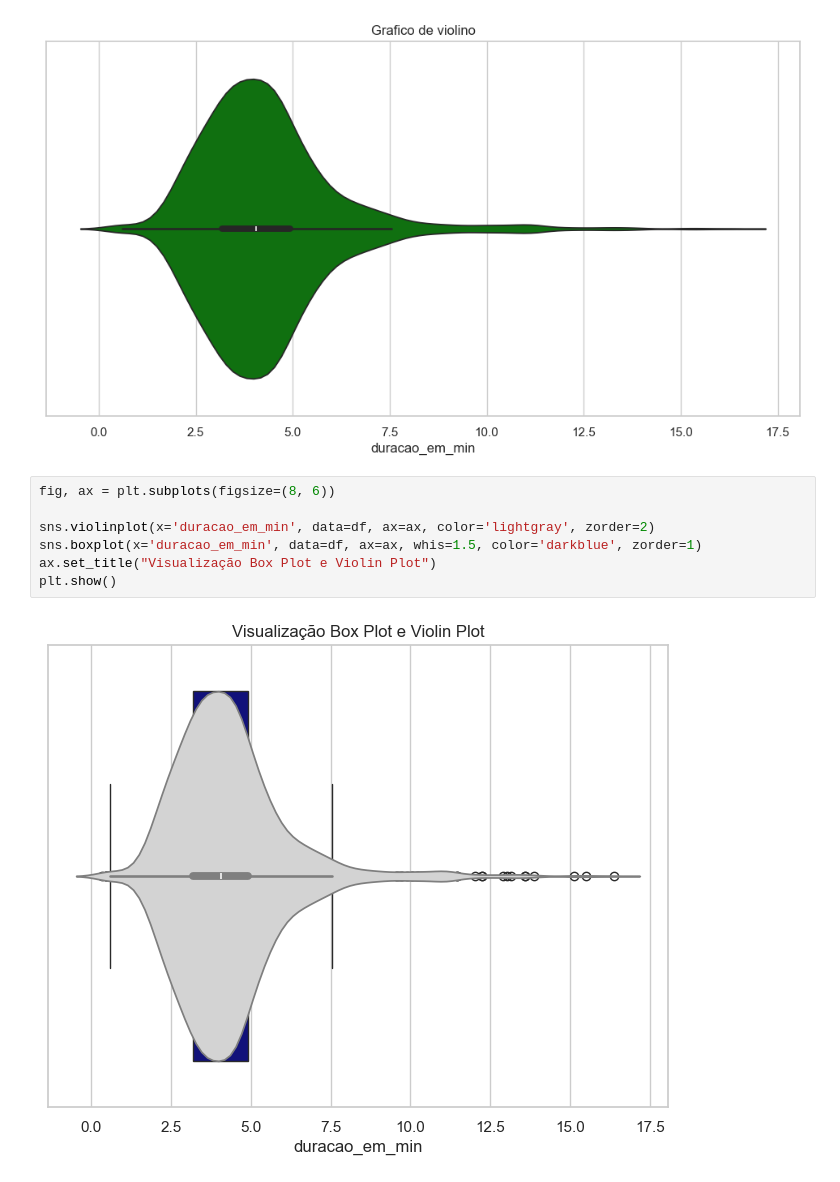
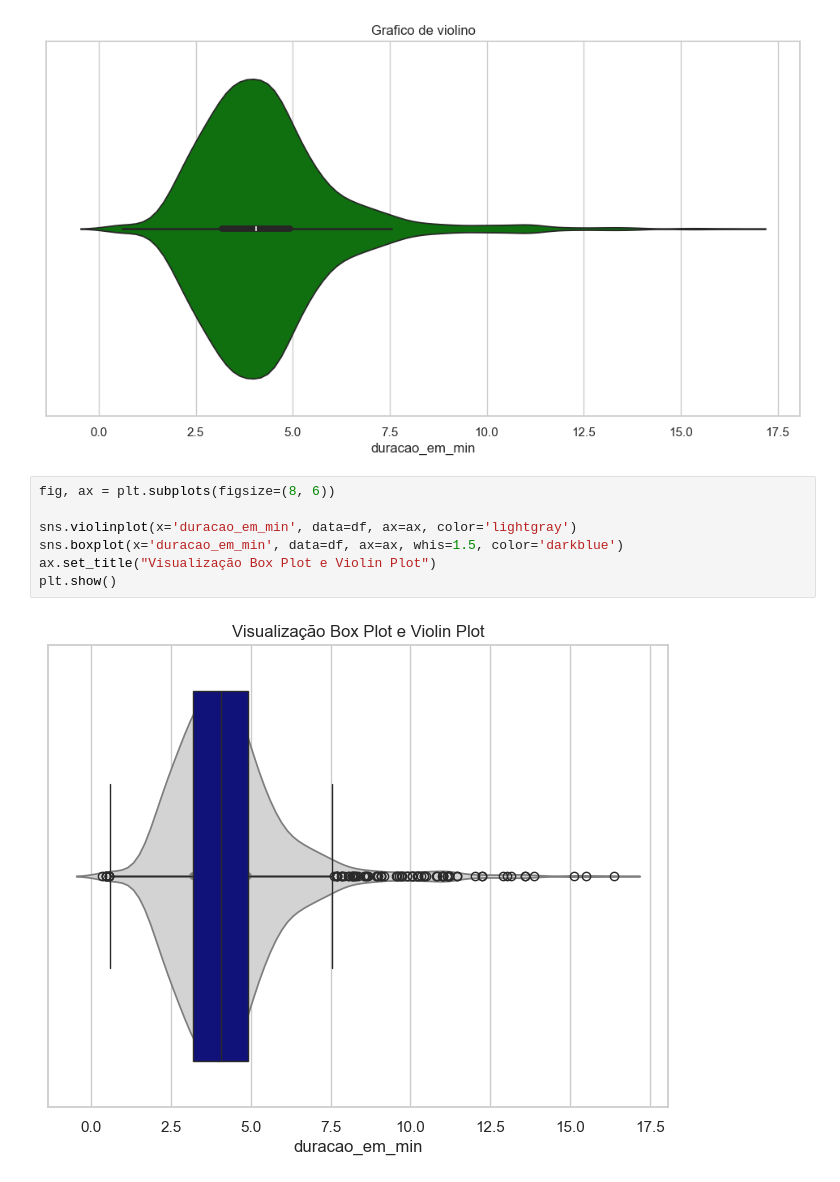
Before and after one commit to heloise-02/Machine_Learning_Studies_Fiap, a Jupyter notebook: aula_3/aula_3.ipynb, the cells around one changed output. Drawn from its saved outputs; the diff is of its cells as text.

```diff
--- a/aula_3/aula_3.ipynb
+++ b/aula_3/aula_3.ipynb
@@ -216,9 +216,9 @@ plt.show()
 # %%
 fig, ax = plt.subplots(figsize=(8, 6))
 
-sns.violinplot(x='duracao_em_min', data=df, ax=ax, color='lightgray', zorder=2)
-sns.boxplot(x='duracao_em_min', data=df, ax=ax, whis=1.5, color='darkblue', zorder=1)
+sns.violinplot(x='duracao_em_min', data=df, ax=ax, color='lightgray')
+sns.boxplot(x='duracao_em_min', data=df, ax=ax, whis=1.5, color='darkblue')
 ax.set_title("Visualização Box Plot e Violin Plot")
 plt.show()
 # %% [output]
-[figure, old version]
+[figure, new version]
```
Also changed, not shown: parts of 2 cells of this notebook.
